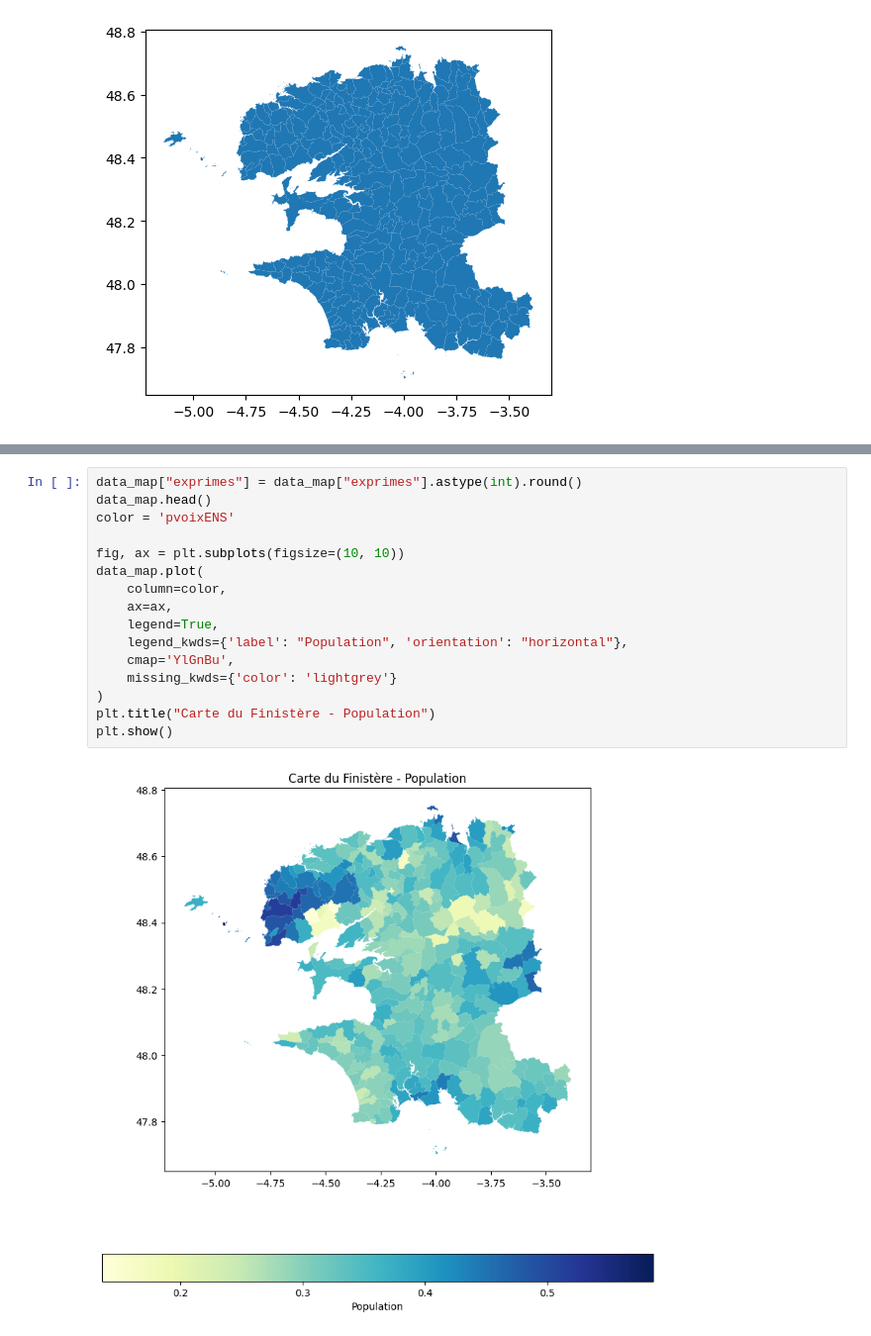
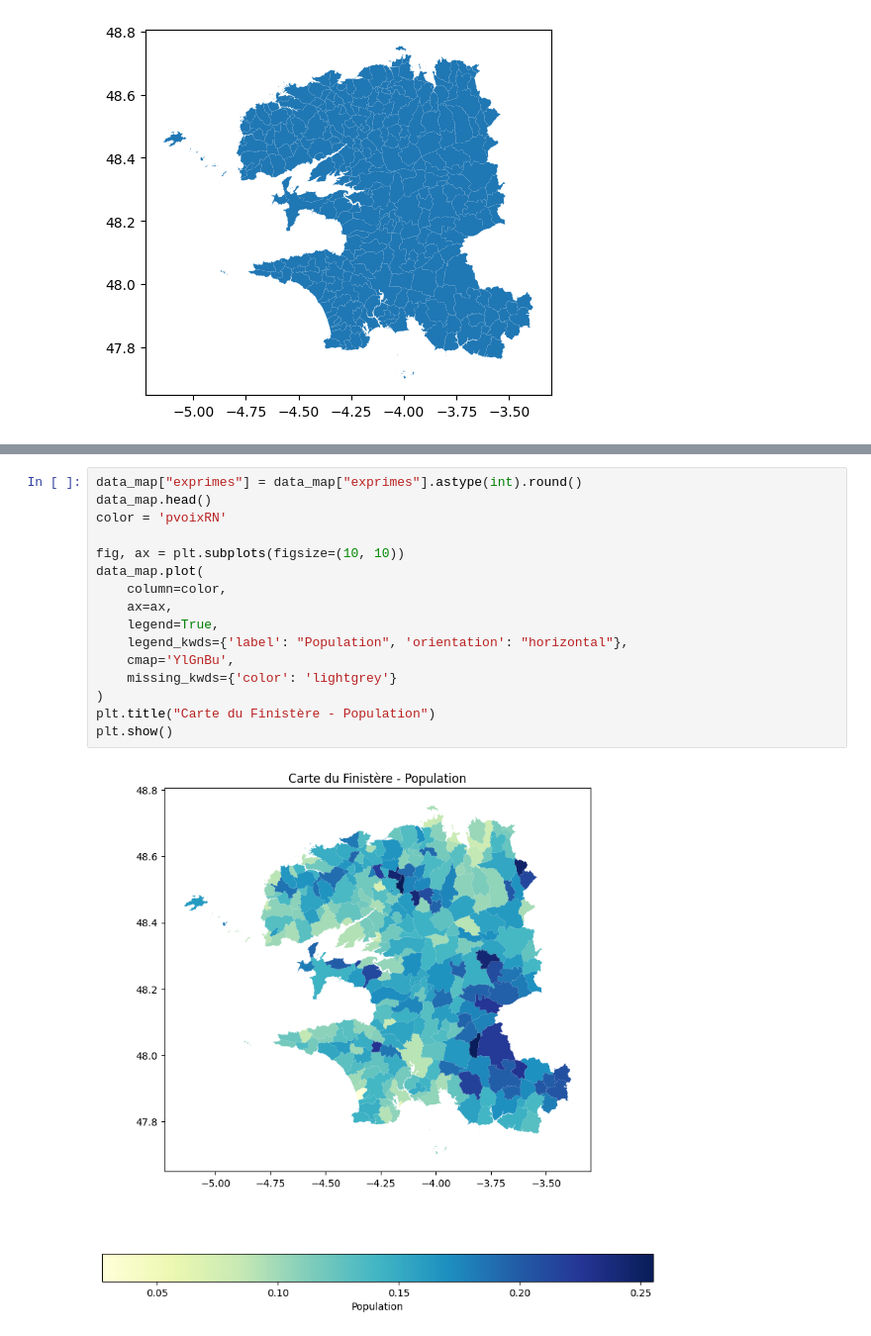
Before and after one commit to aotrou/Python_DS_Vote, a Jupyter notebook: carte_avec_votes.ipynb, the cells around one changed output, grey strips where cells are left out. Shown: that part at 99% size. Saved outputs shown, nothing was run; the diff lists cells and outputs as text.

```diff
--- a/carte_avec_votes.ipynb
+++ b/carte_avec_votes.ipynb
@@ -30,18 +30,18 @@ data_map.head()
 # %%
 data_map["exprimes"] = data_map["exprimes"].astype(int).round()
 data_map.head()
-color = 'pvoixENS'
+color = 'pvoixRN'
 
 fig, ax = plt.subplots(figsize=(10, 10))
 data_map.plot(
     column=color,
     ax=ax,
     legend=True,
     legend_kwds={'label': "Population", 'orientation': "horizontal"},
     cmap='YlGnBu',
     missing_kwds={'color': 'lightgrey'}
 )
 plt.title("Carte du Finistère - Population")
 plt.show()
 # %% [output]
-[figure, old version]
+[figure, new version]
```
